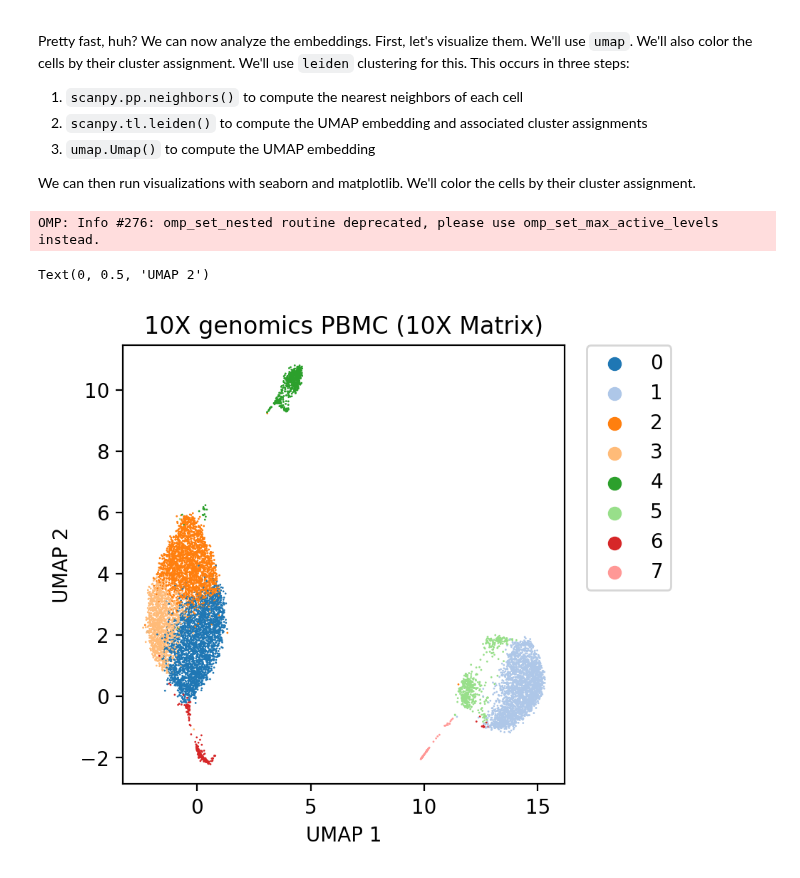
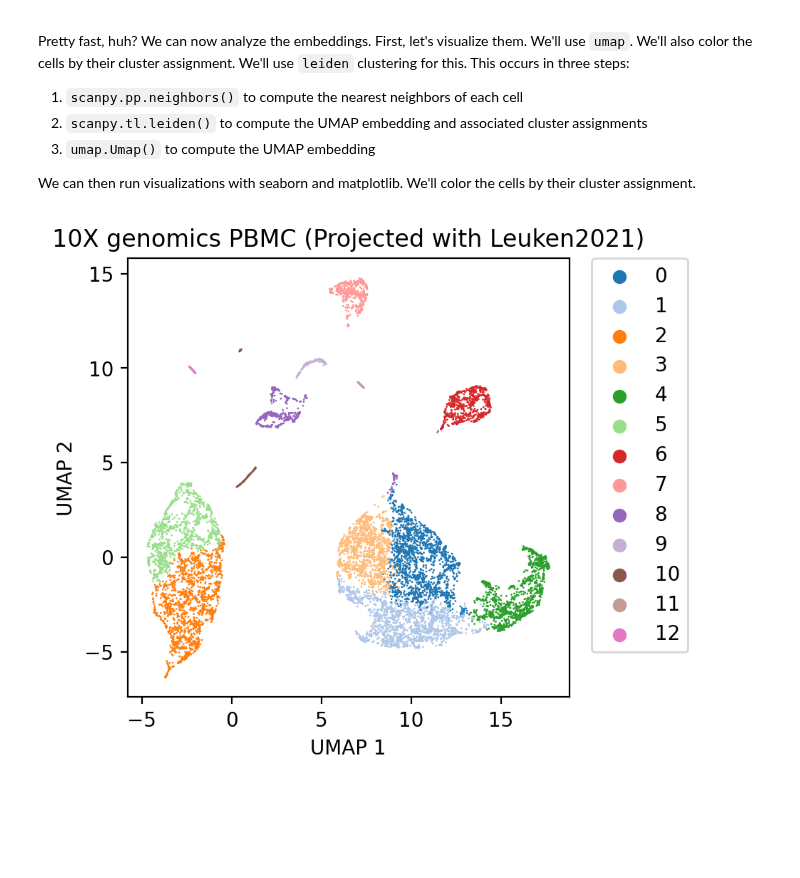
Before and after one commit to databio/geniml, a Jupyter notebook: examples/scembed/projection.ipynb, the cells around one changed output. Drawn from its saved outputs; the diff is of its cells as text; code cells hidden in the pictures; blank space fills up the shorter version.

```diff
--- a/examples/scembed/projection.ipynb
+++ b/examples/scembed/projection.ipynb
@@ -83,7 +82,7 @@ AnnData object with n_obs × n_vars = 10246 × 165434
 # create projector
 from gitk.scembed import Projector
 
-model = Projector("/Users/nathanleroy/.scembed/databio/scatlas/model.yaml")
+model = Projector("databio/multiome")
 # %%
 len(model.model)
 # %% [output]
@@ -117,10 +116,8 @@ Pretty fast, huh? We can now analyze the embeddings. First, let's visualize them
 We can then run visualizations with seaborn and matplotlib. We'll color the cells by their cluster assignment.
 # %%
 # run leiden clustering on embeddings
-sc.pp.neighbors(pbmc, use_rep='embedding')
-sc.tl.leiden(pbmc)
+sc.pp.neighbors(pbmc, use_rep='embedding', n_neighbors=10)
+sc.tl.leiden(pbmc, resolution=0.25)
-# %% [output]
-OMP: Info #276: omp_set_nested routine deprecated, please use omp_set_max_active_levels instead.
 # %%
 import umap
 
@@ -134,26 +131,27 @@ pbmc.obs['umap2'] = umap_embedding[:, 1]
 # %%
 import seaborn as sns
 import matplotlib.pyplot as plt
 
 plt.rcParams['figure.dpi'] = 200
 
-_, ax = plt.subplots(figsize=(4, 4))
+fig, ax = plt.subplots(figsize=(4, 4))
 sns.scatterplot(
     data=pbmc.obs,
     x='umap1',
     y='umap2',
     hue='leiden',
     palette='tab20',
     linewidth=0,
     s=1,
     ax=ax
 )
 
 # legend to upper right
 ax.legend(bbox_to_anchor=(1.05, 1), loc=2, borderaxespad=0.)
-ax.set_title("10X genomics PBMC (10X Matrix)")
+ax.set_title("10X genomics PBMC (Projected with Leuken2021)")
 ax.set_xlabel("UMAP 1")
 ax.set_ylabel("UMAP 2")
+
+fig.savefig("pbmc/pbmc_leucken2021_proj_leiden.pdf", bbox_inches='tight')
 # %% [output]
-Text(0, 0.5, 'UMAP 2')
-[figure, old version]
+[figure, new version]
```
Also changed, not shown: parts of 3 cells of this notebook, 17 other files.
